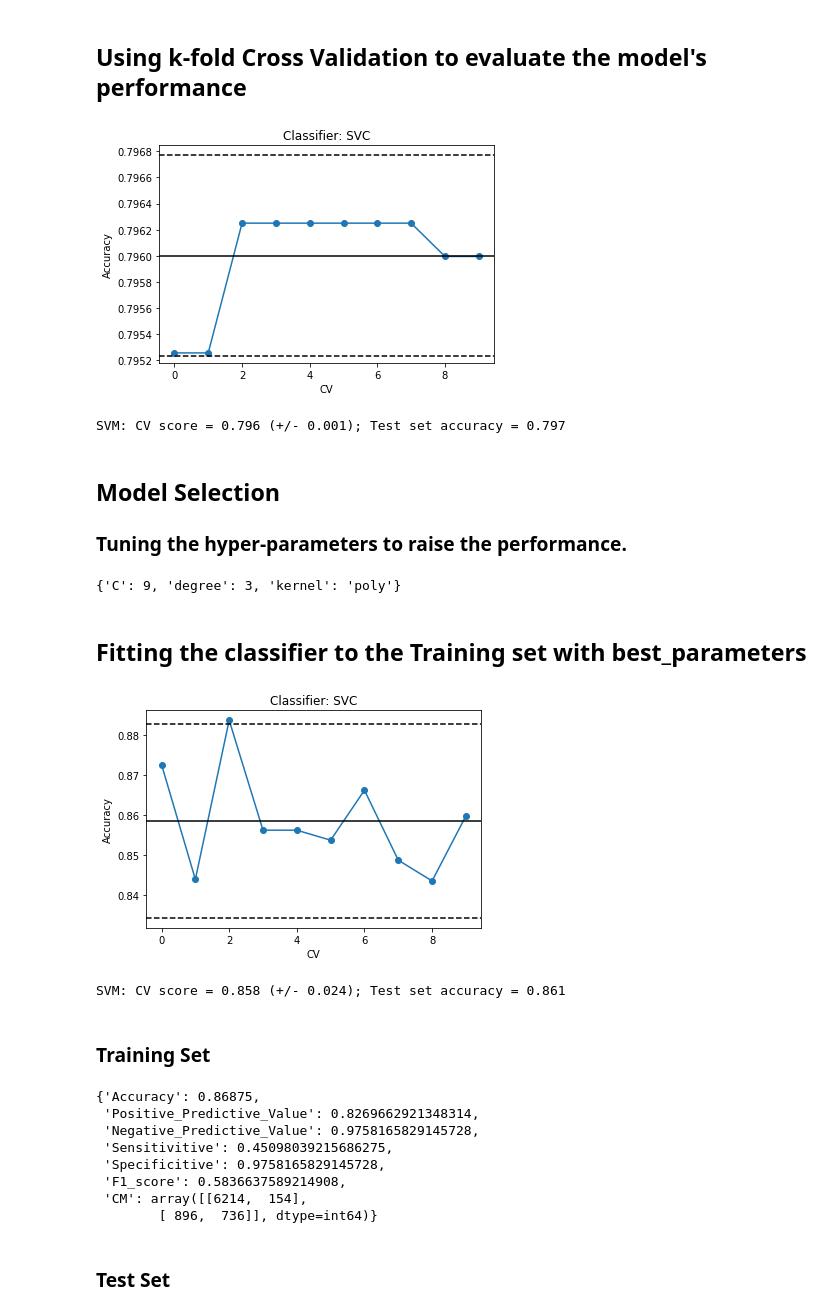
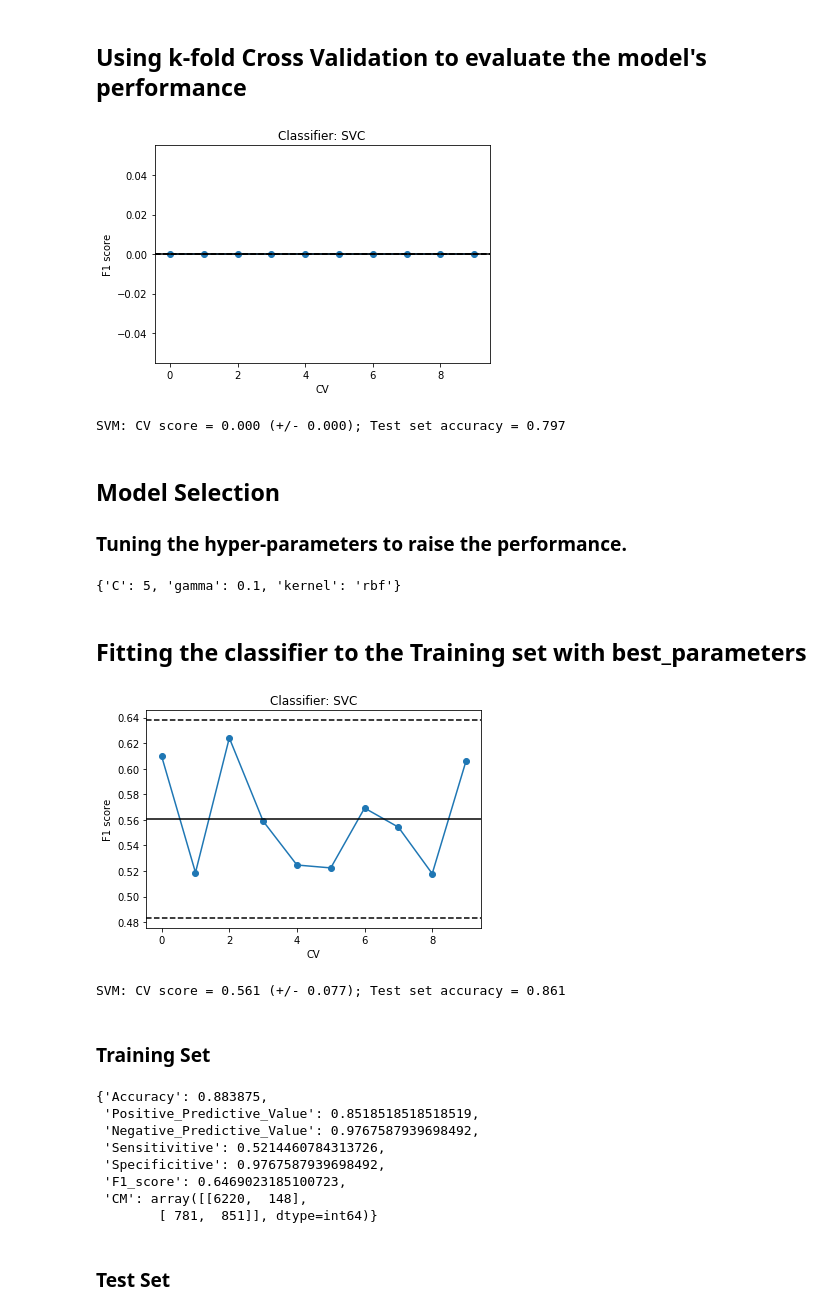
Before and after one commit to dxcv/Churn_Modeling, a Jupyter notebook: SVM.ipynb, the cells around one changed output. Saved outputs shown, nothing was run; the diff lists cells and outputs as text; code cells hidden in the pictures.

```diff
--- a/SVM.ipynb
+++ b/SVM.ipynb
@@ -122,13 +122,13 @@ Classification(clf = classifier, X = X_test, y = y_test)
 # Applying k-fold Cross Validation
 from sklearn.model_selection import cross_val_score
 def cv_score(clf, X, y, cv):
-    accuracies = cross_val_score(estimator = clf, X = X, y = y, cv = cv)
+    accuracies = cross_val_score(estimator = clf, X = X, y = y, scoring = 'f1', cv = cv)
     plt.plot(accuracies, '-o')
     plt.axhline(accuracies.mean(), color = 'black', ls = '-')
     plt.axhline(accuracies.mean() + 2 * accuracies.std(), color = 'black', ls = '--')
     plt.axhline(accuracies.mean() - 2 * accuracies.std(), color = 'black', ls = '--')
     plt.xlabel('CV')
-    plt.ylabel('Accuracy')
+    plt.ylabel('F1 score')
     plt.title('Classifier: ' + clf.__class__.__name__)
     plt.show()
     return [accuracies.mean(), accuracies.std()]
@@ -140,8 +140,8 @@ classifier.fit(X_train, y_train)
 SVM_score.append(classifier.score(X_test, y_test))
 print('SVM: CV score = %0.3f (+/- %0.3f); Test set accuracy = %0.3f' % (SVM_score[0], 2 * SVM_score[1], SVM_score[2]))
 # %% [output]
-[figure, old version]
+[figure, new version]
-SVM: CV score = 0.796 (+/- 0.001); Test set accuracy = 0.797
+SVM: CV score = 0.000 (+/- 0.000); Test set accuracy = 0.797
 # %% [markdown]
 ## Model Selection
 ### Tuning the hyper-parameters to raise the performance.
@@ -155,7 +155,7 @@ parameter = [{'C': np.arange(1, 10), 'kernel': ['linear', 'sigmoid']},
              {'C': np.arange(1, 10), 'kernel': ['rbf'], 'gamma': np.arange(0, 1, 0.1)}]
 grid_search = GridSearchCV(estimator = classifier2,
                            param_grid = parameter,
-                           scoring = 'accuracy',
+                           scoring = 'f1',
                            cv = 10,
                            n_jobs = -1)
 grid_search = grid_search.fit(X_train, y_train)
@@ -164,38 +164,37 @@ best_parameters = grid_search.best_params_
 results = grid_search.cv_results_
 best_parameters
 # %% [output]
-{'C': 9, 'degree': 3, 'kernel': 'poly'}
+{'C': 5, 'gamma': 0.1, 'kernel': 'rbf'}
 # %% [markdown]
 ## Fitting the classifier to the Training set with best_parameters
 # %%
 # Applying k-fold Cross Validation
 from sklearn.model_selection import cross_val_score
 from sklearn.svm import SVC
 classifier2 = SVC(C = best_parameters['C'],
                   kernel = best_parameters['kernel'],
-                  degree = best_parameters['degree'],
-                  gamma = 'auto',
+                  gamma = best_parameters['gamma'],
                   random_state = 0)
 SVM_score2 = cv_score(clf = classifier2, X = X_train, y = y_train, cv = 10)
 classifier2.fit(X_train, y_train)
 SVM_score2.append(classifier2.score(X_test, y_test))
 print('SVM: CV score = %0.3f (+/- %0.3f); Test set accuracy = %0.3f' % (SVM_score2[0], 2 * SVM_score2[1], SVM_score2[2]))
 # %% [output]
-[figure, old version]
+[figure, new version]
-SVM: CV score = 0.858 (+/- 0.024); Test set accuracy = 0.861
+SVM: CV score = 0.561 (+/- 0.077); Test set accuracy = 0.861
 # %% [markdown]
 ### Training Set
 # %%
 Classification(clf = classifier2, X = X_train, y = y_train)
 # %% [output]
-{'Accuracy': 0.86875,
- 'Positive_Predictive_Value': 0.8269662921348314,
- 'Negative_Predictive_Value': 0.9758165829145728,
- 'Sensitivitive': 0.45098039215686275,
- 'Specificitive': 0.9758165829145728,
- 'F1_score': 0.5836637589214908,
- 'CM': array([[6214,  154],
-        [ 896,  736]], dtype=int64)}
+{'Accuracy': 0.883875,
+ 'Positive_Predictive_Value': 0.8518518518518519,
+ 'Negative_Predictive_Value': 0.9767587939698492,
+ 'Sensitivitive': 0.5214460784313726,
+ 'Specificitive': 0.9767587939698492,
+ 'F1_score': 0.6469023185100723,
+ 'CM': array([[6220,  148],
+        [ 781,  851]], dtype=int64)}
 # %% [markdown]
 ### Test Set
 # %%
```
Also changed, not shown: parts of 2 cells of this notebook.
